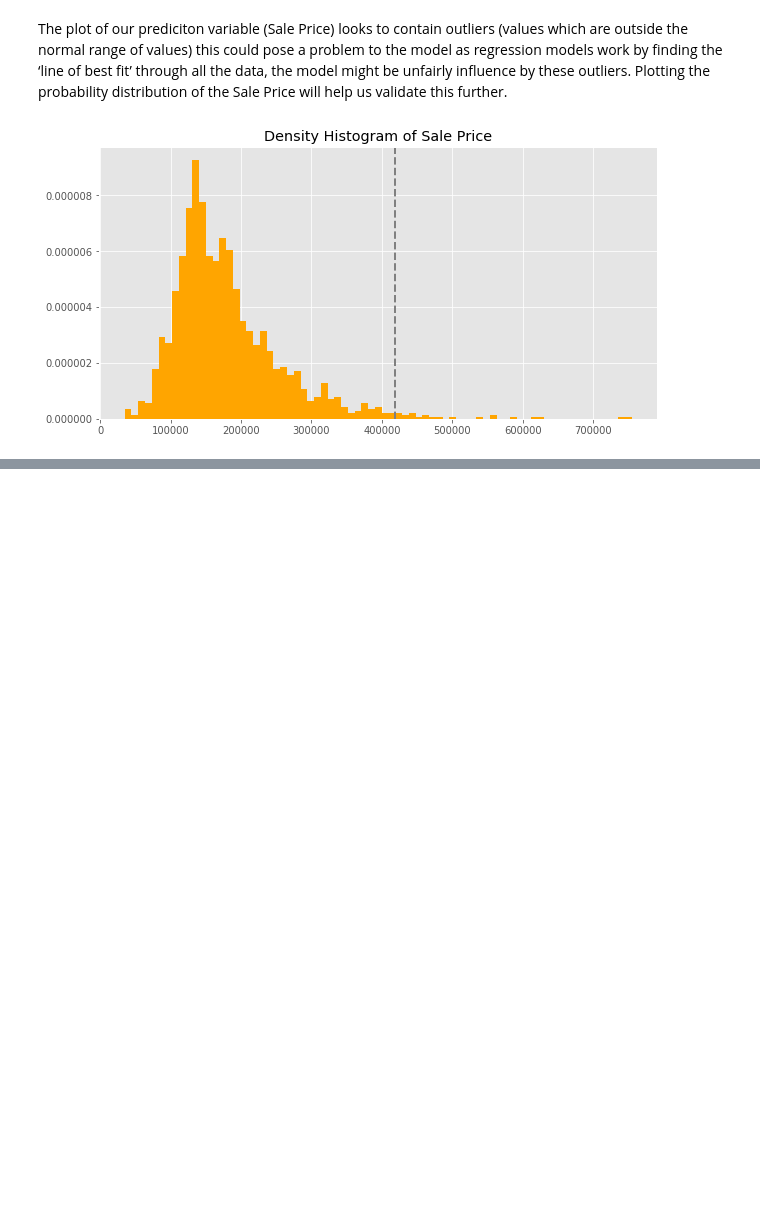
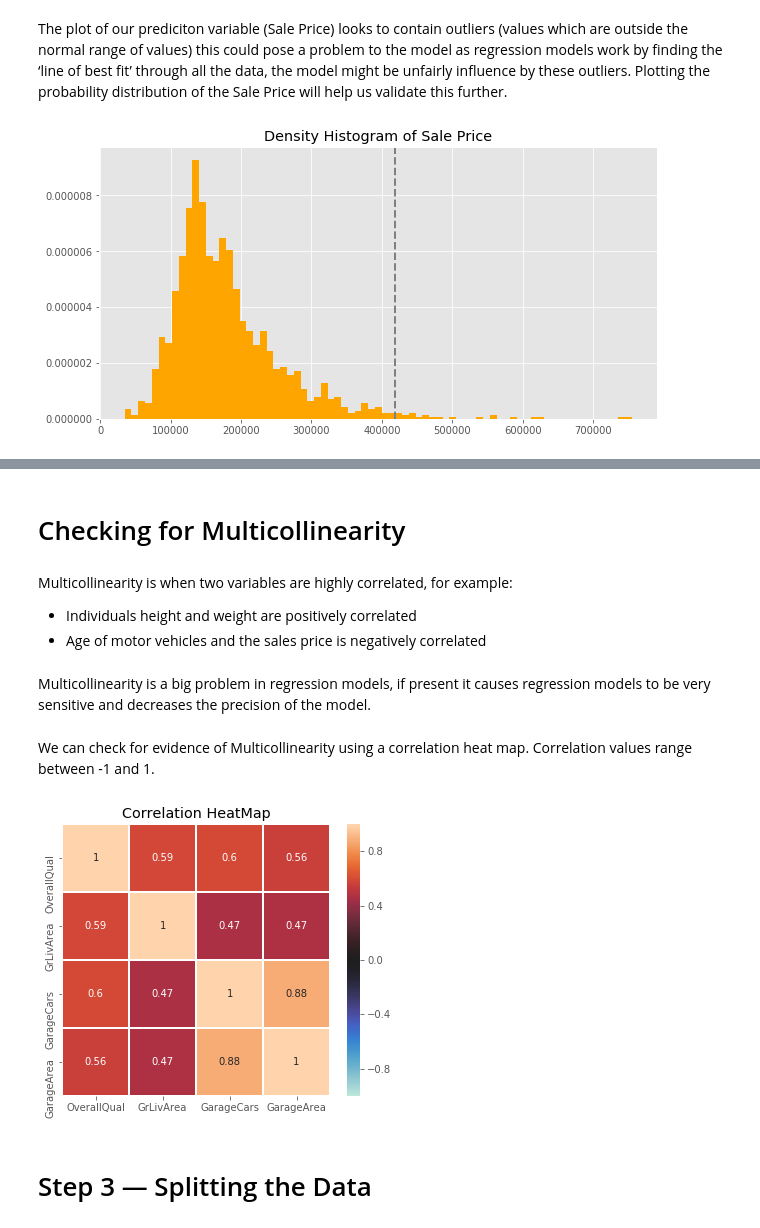
Before and after one commit to MohdShihab/Practices, a Jupyter notebook: Documents/4. Data Science/Home Prices Use Case/HomePricesPredictionUseCase.ipynb, the cells around one changed output, grey strips where cells are left out. Saved outputs shown, nothing was run; the diff lists cells and outputs as text; code cells hidden in the pictures; blank space fills up the shorter version.

Commit message:
Second commit - reaching out to Step #3

```diff
--- a/Documents/4. Data Science/Home Prices Use Case/HomePricesPredictionUseCase.ipynb
+++ b/Documents/4. Data Science/Home Prices Use Case/HomePricesPredictionUseCase.ipynb
@@ -88,0 +99,15 @@ plt.show()
+# %%
+
+#list of column names to keep
+col_names = ['SalePrice','OverallQual', 'GrLivArea', 'GarageCars', 'GarageArea']
+
+#creating new filtered dataframe
+new_df =  house_df[col_names]
+
+#print the new shape of the data,
+print('The current number of rows and columns is:\n')
+print(new_df.shape)
+print('\nWe have reduce the number of variables from 81 to', new_df.shape[1],'\n')
+
+#checking summary statistics and info of new dataframe
+print(new_df.info())
@@ -88,0 +132,30 @@ plt.show()
+# %% [markdown]
+# Checking for Multicollinearity
+# %% [markdown]
+Multicollinearity is when two variables are highly correlated, for example:
+- Individuals height and weight are positively correlated
+- Age of motor vehicles and the sales price is negatively correlated
+# %% [markdown]
+Multicollinearity is a big problem in regression models, if present it causes regression models to be very sensitive and decreases the precision of the model.
+# %% [markdown]
+We can check for evidence of Multicollinearity using a correlation heat map. Correlation values range between -1 and 1.
+# %%
+#filtering the dataframe to include just the IV's (features) and another with just the DV's (target)
+features = new_df.loc[:,new_df.columns != 'SalePrice']
+targets = new_df.loc[:,new_df.columns == 'SalePrice']
+
+#creating pairwise correlation of columns using Pearson's R,
+corr = features.corr(method='pearson')
+
+#plotting the correlation coefficients on a seasborn heatmap matrix
+fig, ax = plt.subplots(figsize=(6,5))
+sns.heatmap(corr, annot=True, xticklabels=corr.columns,
+            yticklabels=corr.columns, ax=ax, linewidths=.5,
+            vmin = -1, vmax=1, center=0)
+
+plt.title('Correlation HeatMap')
+plt.show()
+# %% [output]
+[figure, added]
+# %% [markdown]
+# Step 3 — Splitting the Data
```
Also changed, not shown: parts of 5 cells of this notebook.
